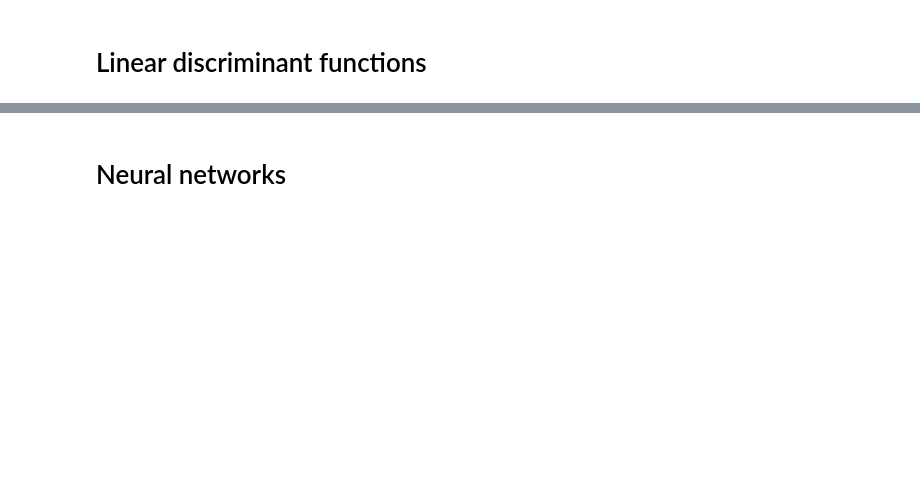
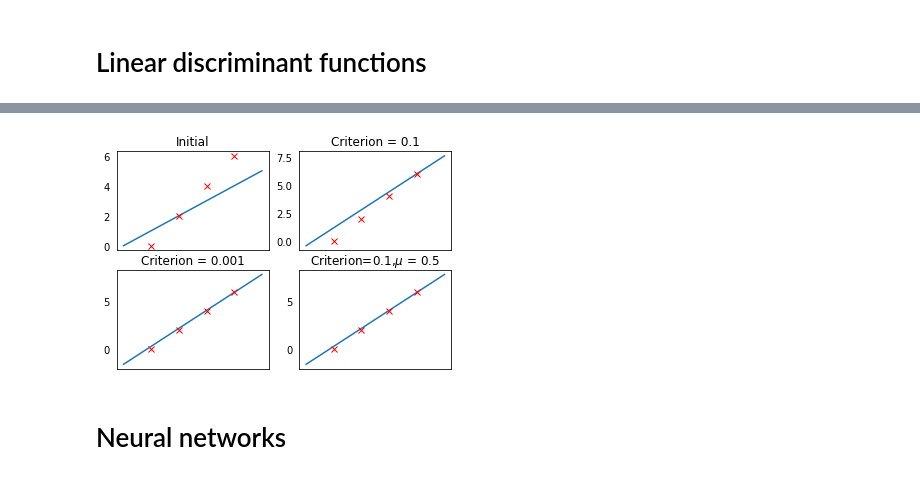
Before and after one commit to andreasnonslid/examPrepELE520, a Jupyter notebook: main.ipynb, the cells around one changed output, grey strips where cells are left out. Saved outputs shown, nothing was run; the diff lists cells and outputs as text; code cells hidden in the pictures; blank space fills up the shorter version.

```diff
--- a/main.ipynb
+++ b/main.ipynb
@@ -382,2 +523,87 @@ $$k_n=\sqrt N$$
+# %%
+dataset = np.array([[0,0],[1,2],[2,4],[3,6]])
+N = len(dataset)
+criterion = 0.1
+mu = 0.1
+ø_0 = 1
+ø = np.ones_like(dataset[0][:-1])
+Ø = np.append(ø,ø_0)
+
+# Plot before
+x = np.linspace(-1,4,50)
+plt.figure()
+plt.subplot(2,2,1)
+plt.plot(x,Ø[:-1]*x+Ø[-1])
+plt.plot(dataset[:,0],dataset[:,1],'rx')
+plt.tick_params(left = False, right = False ,
+                labelbottom = False, bottom = False)
+plt.title('Initial')
+
+allPassed = False
+while not allPassed:
+    allPassed = True
+    for i, datapoint in enumerate(dataset):
+        x1 = np.array([datapoint[:-1],1])
+        x2 = datapoint[-1]
+        k = i % N
+        if np.dot(mu*((x2 - np.dot(Ø,x1))*x1),mu*((x2 - np.dot(Ø,x1))*x1)) > criterion:
+            Ø = Ø + mu*((x2 - np.dot(Ø,x1))*x1)
+            allPassed = False
+
+# Plot after
+plt.subplot(2,2,2)
+plt.plot(x,Ø[:-1]*x+Ø[-1])
+plt.plot(dataset[:,0],dataset[:,1],'rx')
+plt.tick_params(left = False, right = False ,
+                labelbottom = False, bottom = False)
+plt.title('Criterion = 0.1')
+
+criterion = 0.001
+
+allPassed = False
+while not allPassed:
+    allPassed = True
+    for i, datapoint in enumerate(dataset):
+        x1 = np.array([datapoint[:-1],1])
+        x2 = datapoint[-1]
+        k = i % N
+        if np.dot(mu*((x2 - np.dot(Ø,x1))*x1),mu*((x2 - np.dot(Ø,x1))*x1)) > criterion:
+            Ø = Ø + mu*((x2 - np.dot(Ø,x1))*x1)
+            allPassed = False
+
+# Plot after 2
+x = np.linspace(-1,4,50)
+plt.subplot(2,2,3)
+plt.plot(x,Ø[:-1]*x+Ø[-1])
+plt.plot(dataset[:,0],dataset[:,1],'rx')
+plt.tick_params(left = False, right = False ,
+                labelbottom = False, bottom = False)
+plt.title('Criterion = 0.001')
+
+criterion = 0.1
+mu = 0.5
+
+allPassed = False
+while not allPassed:
+    allPassed = True
+    for i, datapoint in enumerate(dataset):
+        x1 = np.array([datapoint[:-1],1])
+        x2 = datapoint[-1]
+        k = i % N
+        if np.dot(mu*((x2 - np.dot(Ø,x1))*x1),mu*((x2 - np.dot(Ø,x1))*x1)) > criterion:
+            Ø = Ø + mu*((x2 - np.dot(Ø,x1))*x1)
+            allPassed = False
+
+# Plot after 3
+x = np.linspace(-1,4,50)
+ax4 = plt.subplot(2,2,4)
+plt.plot(x,Ø[:-1]*x+Ø[-1])
+plt.plot(dataset[:,0],dataset[:,1],'rx')
+plt.tick_params(left = False, right = False ,
+                labelbottom = False, bottom = False)
+plt.title('Criterion=0.1,$\mu$ = 0.5')
+plt.show()
+# %% [output]
+[figure, added]
 # %% [markdown]
 # Neural networks
```
Also changed, not shown: parts of 76 cells of this notebook.
